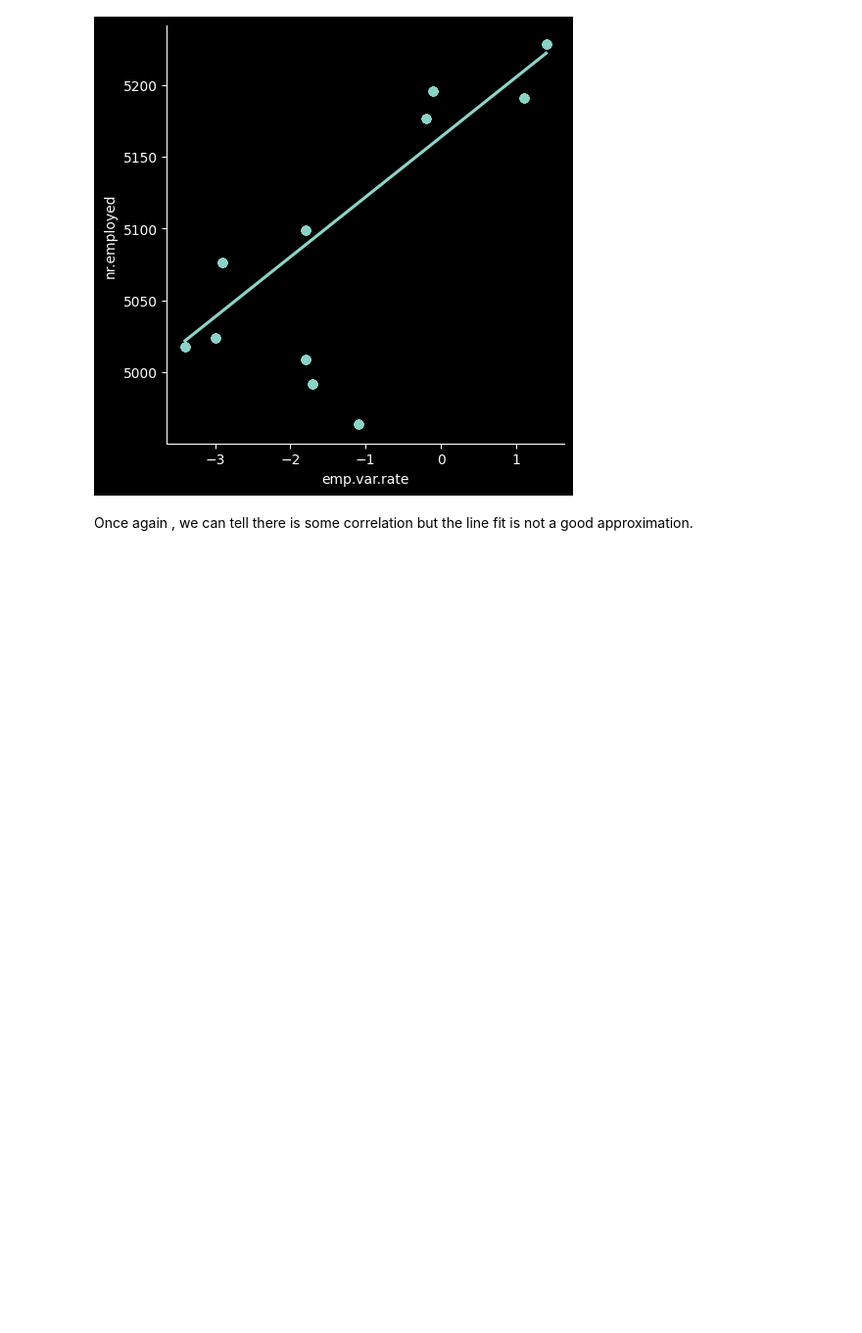
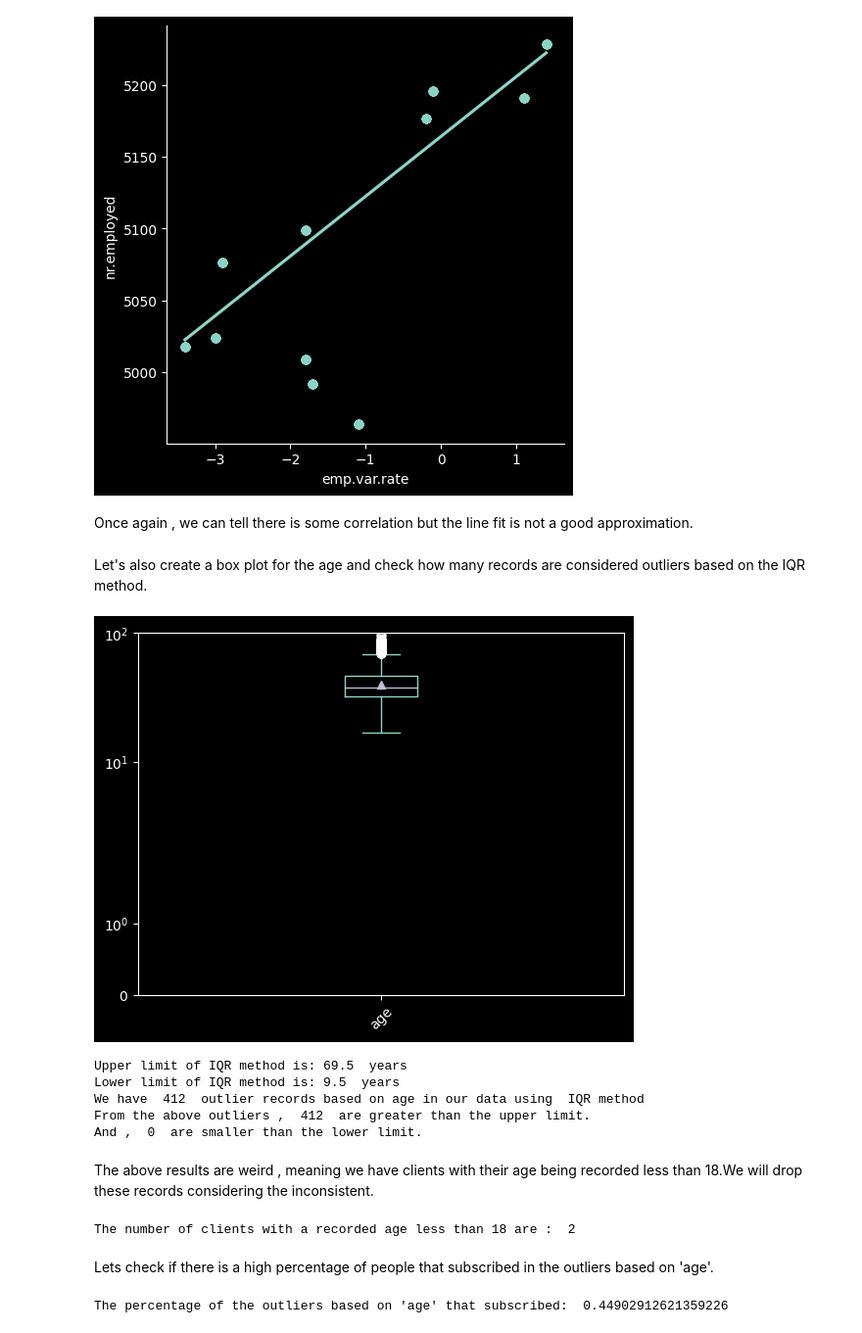
Before and after one commit to jimdimas/data-analytics-on-bank-marketing-data, a Jupyter notebook: preprocessing.ipynb, the cells around one changed output. Shown at 98% size. Drawn from its saved outputs; the diff is of its cells as text; code cells hidden in the pictures; blank space fills up the shorter version.

```diff
--- a/preprocessing.ipynb
+++ b/preprocessing.ipynb
@@ -224,3 +262,46 @@ sns.lmplot(x="emp.var.rate", y="nr.employed", data=data, )
 [figure]
 # %% [markdown]
 Once again , we can tell there is some correlation but the line fit is not a good approximation.
+# %% [markdown]
+Let's also create a box plot for the age and check how many records are considered outliers based on the IQR method.
+# %%
+fig, ax = plt.subplots(1,1)
+
+data[['age']].plot.box(ax=ax, rot=45, showmeans=True)
+
+ax.set_ylim(0, 100)
+ax.set_yscale('symlog')
+# %% [output]
+[figure, added]
+# %%
+feat = 'age'
+
+q25, q75 = data.describe()[feat][['25%', '75%']]
+iqr = q75 - q25
+
+print("Upper limit of IQR method is:",q75 + 1.5*iqr," years")
+print("Lower limit of IQR method is:",q25 -1.5*iqr," years")
+outliers = data.loc[~data[feat].between(q25 - 1.5*iqr, q75 + 1.5*iqr, inclusive='both')].copy()
+print("We have ",outliers.shape[0]," outlier records based on age in our data using  IQR method")
+print("From the above outliers , ",outliers[outliers[feat]>q75 + 1.5*iqr].shape[0]," are greater than the upper limit.")
+print("And , ",outliers[outliers[feat]<q25 - 1.5*iqr].shape[0]," are smaller than the lower limit.")
+# %% [output]
+Upper limit of IQR method is: 69.5  years
+Lower limit of IQR method is: 9.5  years
+We have  412  outlier records based on age in our data using  IQR method
+From the above outliers ,  412  are greater than the upper limit.
+And ,  0  are smaller than the lower limit.
+# %% [markdown]
+The above results are weird , meaning we have clients with their age being recorded less than 18.We will drop these records considering the inconsistent.
+# %%
+under18=data[data['age']<18]
+print("The number of clients with a recorded age less than 18 are : ",under18.shape[0])
+data=data.drop(under18.index,axis=0)
+# %% [output]
+The number of clients with a recorded age less than 18 are :  2
+# %% [markdown]
+Lets check if there is a high percentage of people that subscribed in the outliers based on 'age'.
+# %%
+print("The percentage of the outliers based on 'age' that subscribed: ",outliers[outliers['y']=='yes'].shape[0]/outliers.shape[0])
+# %% [output]
+The percentage of the outliers based on 'age' that subscribed:  0.44902912621359226
```
Also changed, not shown: parts of 37 cells of this notebook, 1 other file.
